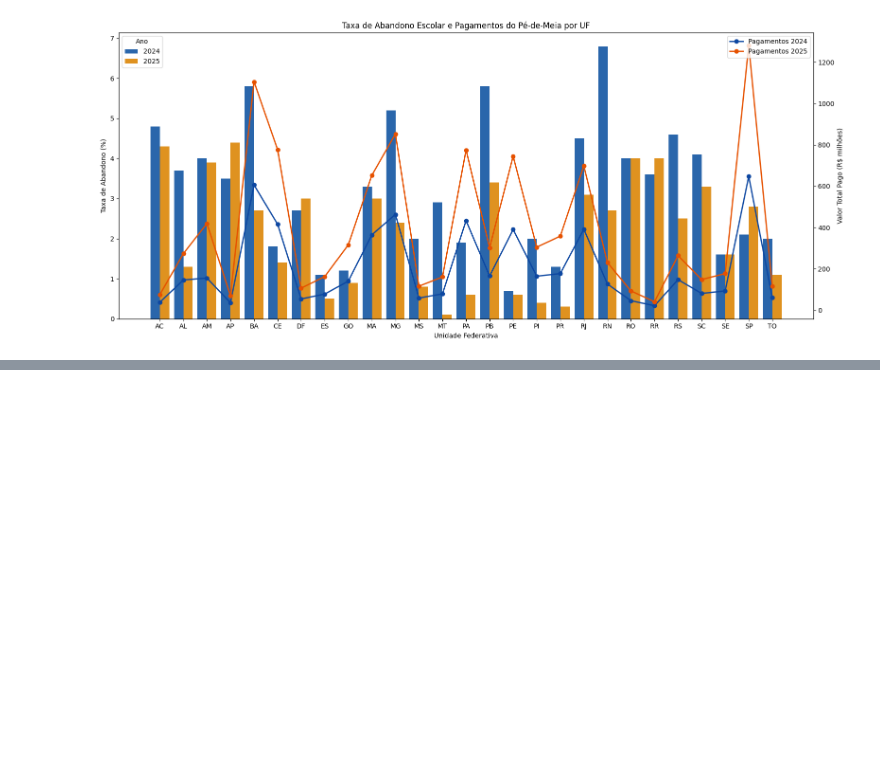
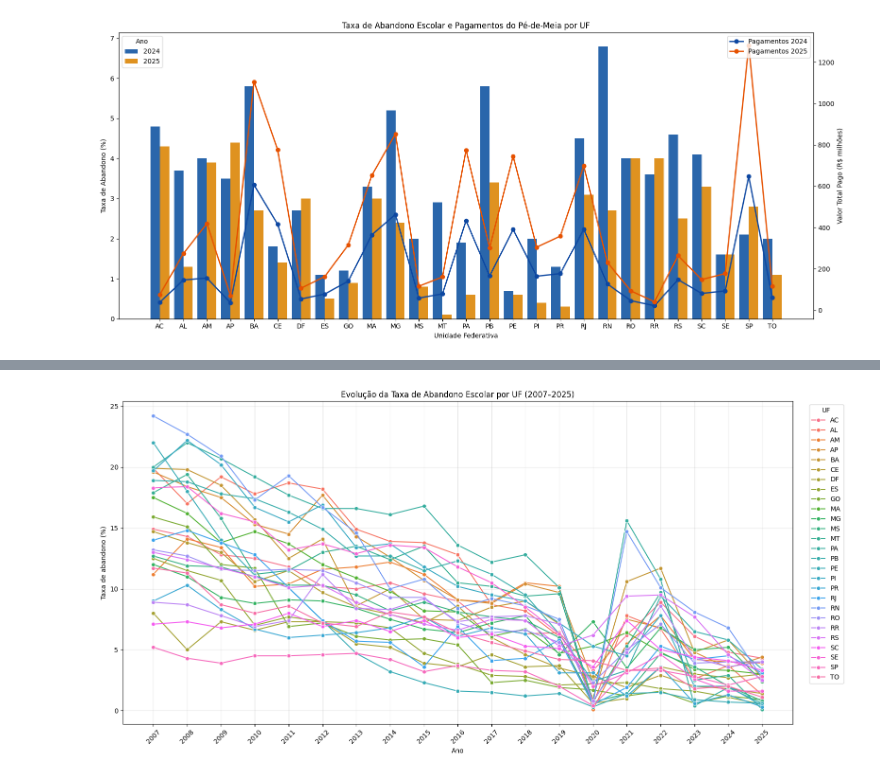
Before and after one commit to lucas-estanislau/pe-de-meia, a Jupyter notebook: 03_analise.ipynb, the cells around one changed output, grey strips where cells are left out. Drawn from its saved outputs; the diff is of its cells as text; code cells hidden in the pictures; blank space fills up the shorter version.

```diff
--- a/03_analise.ipynb
+++ b/03_analise.ipynb
@@ -219,0 +244,5 @@ df_final.loc[df_final['VALOR_TOTAL'] > 1000000000]
+# %%
+caminho = '/content/drive/MyDrive/pe-de-meia/inep/inep-data/taxas_em_uf_2007_2025.csv'
+# %%
+df_inep = pd.read_csv(caminho)
+df_inep.head()
@@ -219,0 +256,29 @@ df_final.loc[df_final['VALOR_TOTAL'] > 1000000000]
+# %%
+plt.figure(figsize=(16, 8))
+
+sns.lineplot(
+    data=df_inep,
+    x="ANO",
+    y="TAXA_ABANDONO",
+    hue="UF",
+    marker="o",
+    estimator=None
+)
+
+plt.title("Evolução da Taxa de Abandono Escolar por UF (2007–2025)")
+plt.xlabel("Ano")
+plt.ylabel("Taxa de abandono (%)")
+
+plt.xticks(range(2007, 2026), rotation=45)
+plt.grid(True, alpha=0.3)
+
+plt.legend(
+    title="UF",
+    bbox_to_anchor=(1.02, 1),
+    loc="upper left"
+)
+
+plt.tight_layout()
+plt.show()
+# %% [output]
+[figure, added]
```
Also changed, not shown: parts of 5 cells of this notebook.
